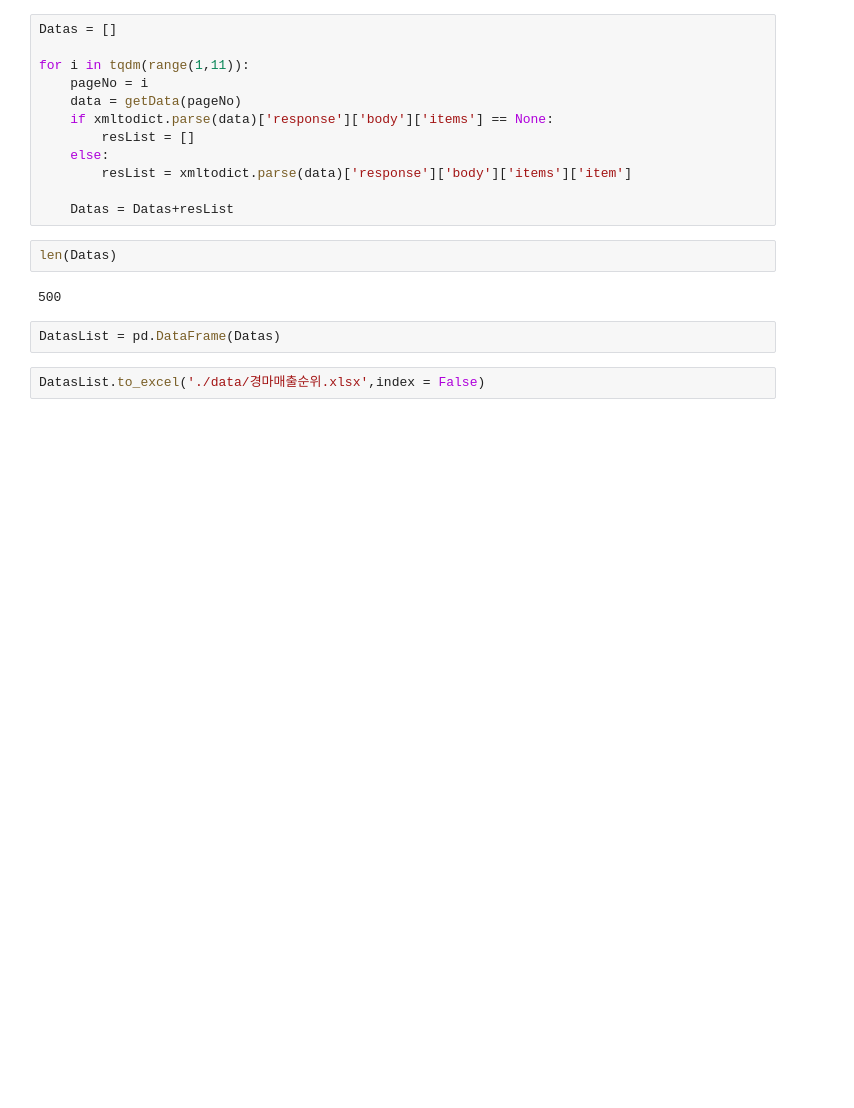
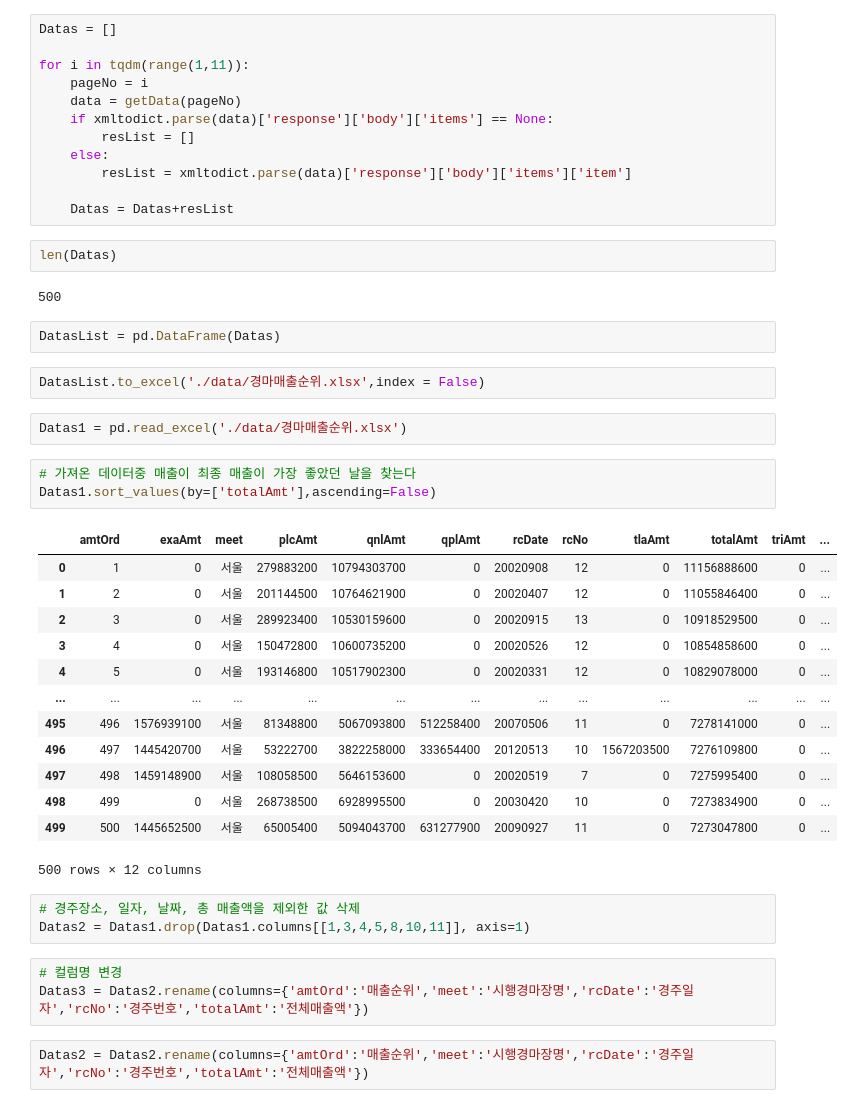
Before and after one commit to simwh123/bigdata-analysis-2024, a Jupyter notebook: day14/심우현.ipynb, the cells around one changed output. Cells and saved outputs as stored; diff of their text form; blank space fills up the shorter version.

```diff
--- a/day14/심우현.ipynb
+++ b/day14/심우현.ipynb
@@ -100,3 +110,30 @@ len(Datas)
 DatasList = pd.DataFrame(Datas)
 # %%
 DatasList.to_excel('./data/경마매출순위.xlsx',index = False)
+# %%
+Datas1 = pd.read_excel('./data/경마매출순위.xlsx')
+# %%
+# 가져온 데이터중 매출이 최종 매출이 가장 좋았던 날을 찾는다
+Datas1.sort_values(by=['totalAmt'],ascending=False)
+# %% [output]
+|  | amtOrd | exaAmt | meet | plcAmt | qnlAmt | qplAmt | rcDate | rcNo | tlaAmt | totalAmt | triAmt | ... |
+| 0 | 1 | 0 | 서울 | 279883200 | 10794303700 | 0 | 20020908 | 12 | 0 | 11156888600 | 0 | ... |
+| 1 | 2 | 0 | 서울 | 201144500 | 10764621900 | 0 | 20020407 | 12 | 0 | 11055846400 | 0 | ... |
+| 2 | 3 | 0 | 서울 | 289923400 | 10530159600 | 0 | 20020915 | 13 | 0 | 10918529500 | 0 | ... |
+| 3 | 4 | 0 | 서울 | 150472800 | 10600735200 | 0 | 20020526 | 12 | 0 | 10854858600 | 0 | ... |
+| 4 | 5 | 0 | 서울 | 193146800 | 10517902300 | 0 | 20020331 | 12 | 0 | 10829078000 | 0 | ... |
+| ... | ... | ... | ... | ... | ... | ... | ... | ... | ... | ... | ... | ... |
+| 495 | 496 | 1576939100 | 서울 | 81348800 | 5067093800 | 512258400 | 20070506 | 11 | 0 | 7278141000 | 0 | ... |
+| 496 | 497 | 1445420700 | 서울 | 53222700 | 3822258000 | 333654400 | 20120513 | 10 | 1567203500 | 7276109800 | 0 | ... |
+| 497 | 498 | 1459148900 | 서울 | 108058500 | 5646153600 | 0 | 20020519 | 7 | 0 | 7275995400 | 0 | ... |
+| 498 | 499 | 0 | 서울 | 268738500 | 6928995500 | 0 | 20030420 | 10 | 0 | 7273834900 | 0 | ... |
+| 499 | 500 | 1445652500 | 서울 | 65005400 | 5094043700 | 631277900 | 20090927 | 11 | 0 | 7273047800 | 0 | ... |
+500 rows × 12 columns
+# %%
+# 경주장소, 일자, 날짜, 총 매출액을 제외한 값 삭제
+Datas2 = Datas1.drop(Datas1.columns[[1,3,4,5,8,10,11]], axis=1)
+# %%
+# 컬럼명 변경
+Datas3 = Datas2.rename(columns={'amtOrd':'매출순위','meet':'시행경마장명','rcDate':'경주일자','rcNo':'경주번호','totalAmt':'전체매출액'})
+# %%
+Datas2 = Datas2.rename(columns={'amtOrd':'매출순위','meet':'시행경마장명','rcDate':'경주일자','rcNo':'경주번호','totalAmt':'전체매출액'})
```
Also changed, not shown: parts of 16 cells of this notebook, 3 other files.
